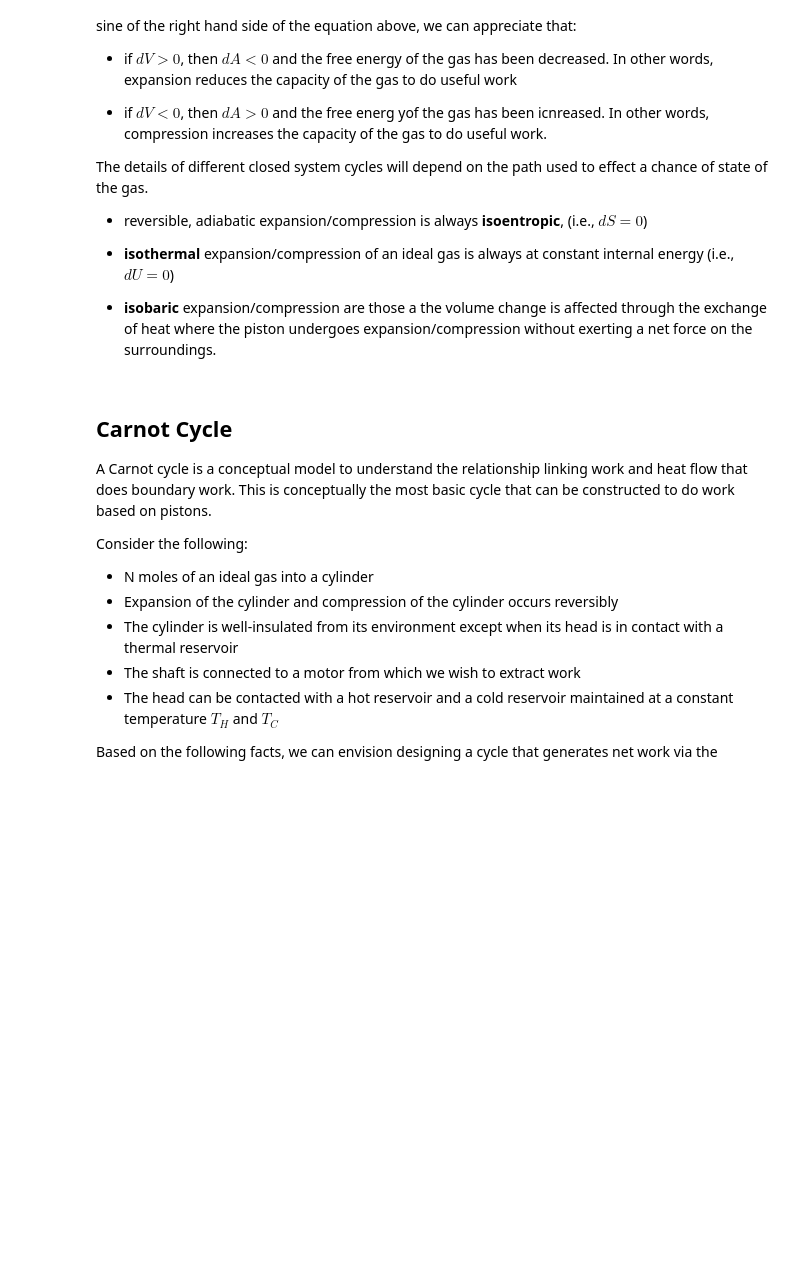
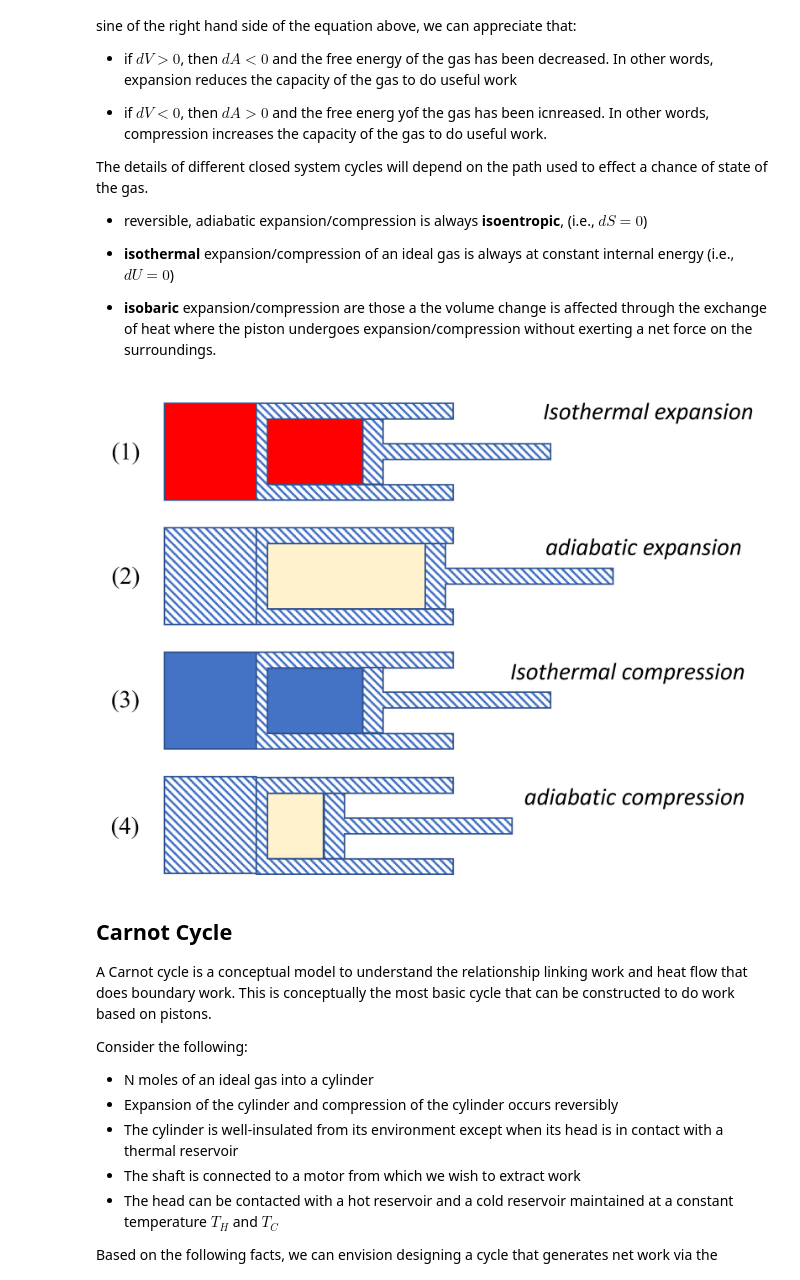
Before and after one commit to richardslaboratory/ChBE211_OER, a Jupyter notebook: _sources/Ch3/3.Heat-Engines.ipynb, the cells around one changed output. Drawn from its saved outputs; the diff is of its cells as text; code cells hidden in the pictures; blank space fills up the shorter version.

```diff
--- a/_sources/Ch3/3.Heat-Engines.ipynb
+++ b/_sources/Ch3/3.Heat-Engines.ipynb
@@ -102,6 +106,10 @@ The details of different closed system cycles will depend on the path used to ef
 - **isothermal** expansion/compression of an ideal gas is always at constant internal energy (i.e., $dU=0$)
 
 - **isobaric** expansion/compression are those a the volume change is affected through the exchange of heat where the piston undergoes expansion/compression without exerting a net force on the surroundings.
+# %%
+Image(os.path.join(path, "Carnot Heat Engine.png"))
+# %% [output]
+[figure, added]
 # %% [markdown]
 ## Carnot Cycle
 
```
Also changed, not shown: parts of 9 cells of this notebook, 18 other files.
